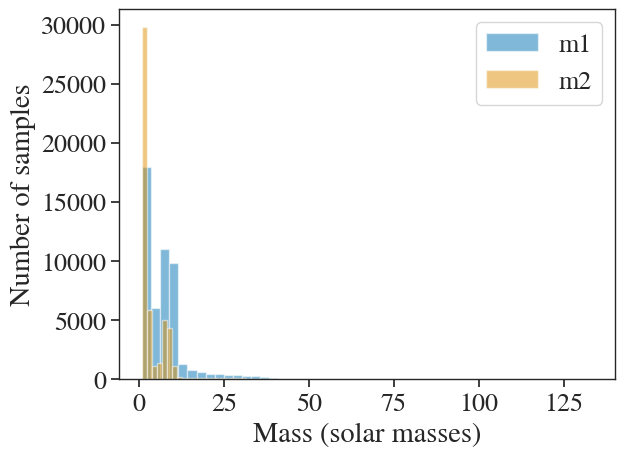
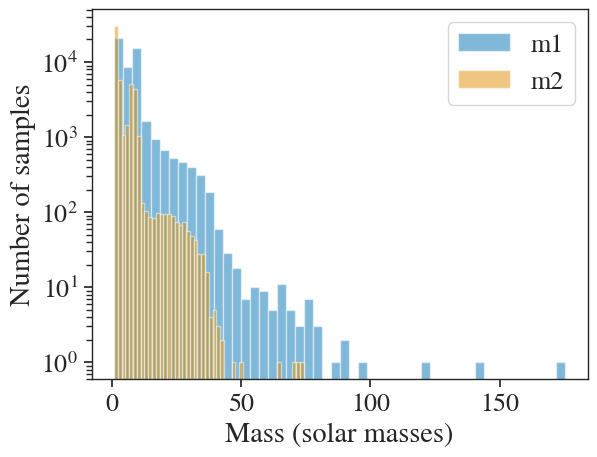
Code edit (unified diff) that turned the first committed figure into the second:
--- before
+++ after
@@ -4,3 +4,4 @@
 plt.xlabel('Mass (solar masses)')
 plt.ylabel('Number of samples')
+plt.yscale('log')
 plt.legend()

Commit: added verification against GWTC-4 Fig 2